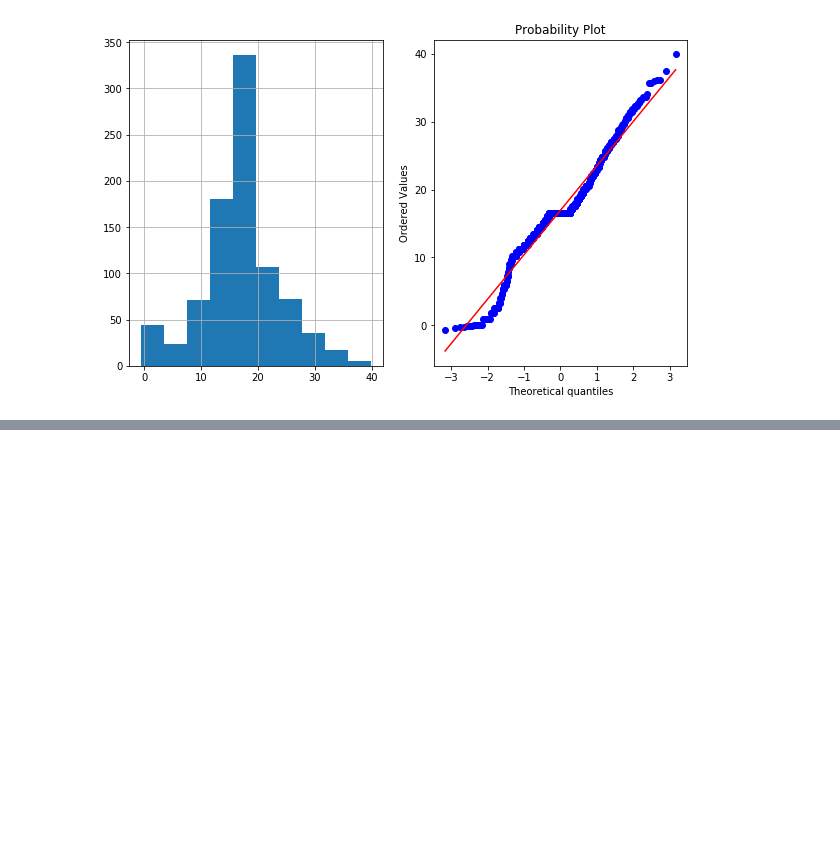
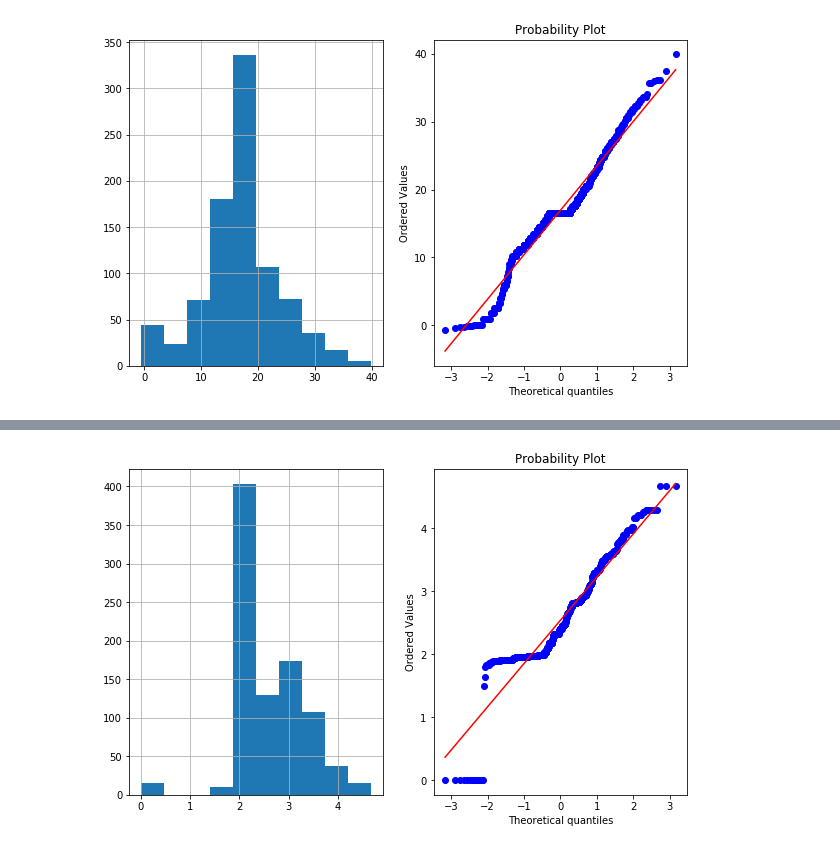
Before and after one commit to kunasinh/FeatureEngineering, a Jupyter notebook: Feature Engineering-All Standardization And Transformation.ipynb, the cells around one changed output, grey strips where cells are left out. Cells and saved outputs as stored; diff of their text form; code cells hidden in the pictures; blank space fills up the shorter version.

```diff
--- a/Feature Engineering-All Standardization And Transformation.ipynb
+++ b/Feature Engineering-All Standardization And Transformation.ipynb
@@ -320,0 +337,6 @@ plot_data(df,'Age_Boxcox')
+# %%
+# +1 to avoid the negative values
+df['Fare_Boxcox'], parameters = stat.boxcox(df['Fare']+1)
+plot_data(df,'Fare_Boxcox')
+# %% [output]
+[figure, added]
```
Also changed, not shown: parts of 3 cells of this notebook.
